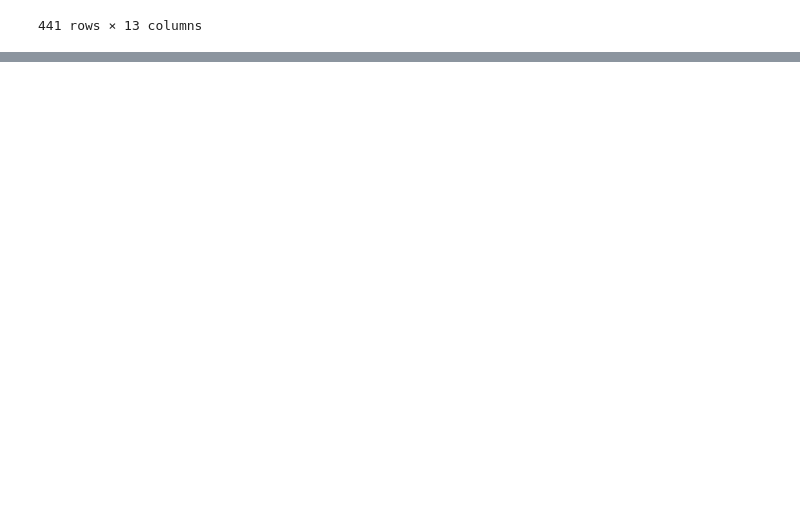
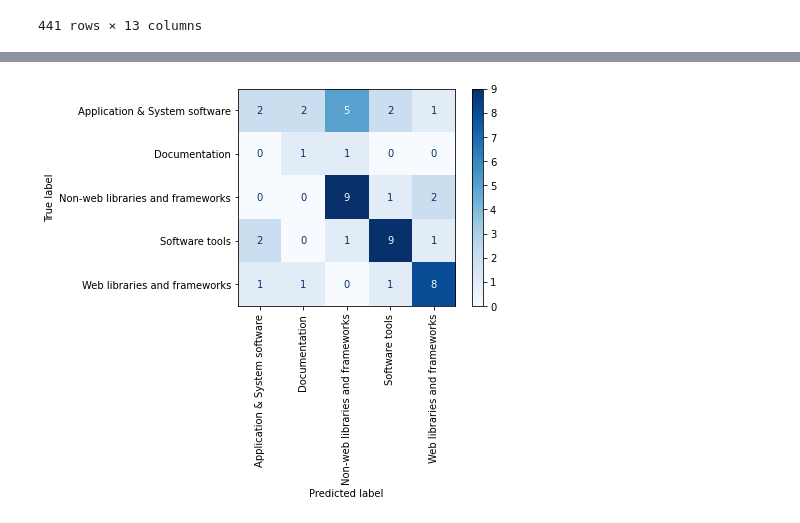
Before and after one commit to fzanart/GHDomains, a Jupyter notebook: Predictor.ipynb, the cells around one changed output, grey strips where cells are left out. Cells and saved outputs as stored; diff of their text form; code cells hidden in the pictures; blank space fills up the shorter version.

```diff
--- a/Predictor.ipynb
+++ b/Predictor.ipynb
@@ -173,0 +137,4 @@ new_popular_df.to_csv('/content/drive/MyDrive/GHDomains/Resources/new_popular_df
+# %%
+less_popular_df = pd.read_csv('/content/drive/MyDrive/GHDomains/Less_popular_download/all_repos.csv')
+less_popular_df = less_popular_df.rename(columns={"README": "Readme"})
+less_popular_df
@@ -173,0 +155,7 @@ new_popular_df.to_csv('/content/drive/MyDrive/GHDomains/Resources/new_popular_df
+# %%
+transformed_df = fit_transform(df=less_popular_df, selected_features=column_names)
+prediction = automl.predict(transformed_df.to_numpy())
+le.inverse_transform(prediction)
+# %%
+less_popular_df['Predicted_labels'] = le.inverse_transform(prediction)
+less_popular_df
@@ -173,0 +176,3 @@ new_popular_df.to_csv('/content/drive/MyDrive/GHDomains/Resources/new_popular_df
+# %%
+ct_labels = pd.read_csv('/content/drive/MyDrive/GHDomains/ct_labels.csv', skiprows=2)
+join_data = pd.merge(ct_labels, less_popular_df[['Name','Predicted_labels']], on ='Name', how ='inner')
@@ -173,0 +213,5 @@ new_popular_df.to_csv('/content/drive/MyDrive/GHDomains/Resources/new_popular_df
+# %%
+cnf_matrix = confusion_matrix(join_data['Christoph\'s Domain'], join_data['Predicted_labels'])
+disp = ConfusionMatrixDisplay(confusion_matrix=cnf_matrix, display_labels=le.classes_).plot(cmap=plt.cm.Blues, xticks_rotation='vertical')
+# %% [output]
+[figure, added]
```
Also changed, not shown: parts of 9 cells of this notebook.
